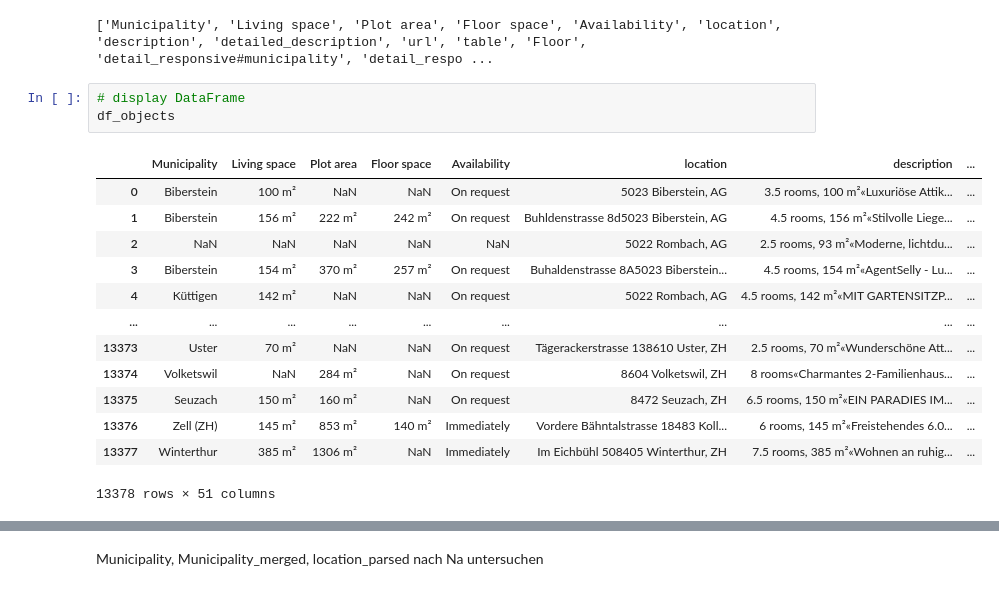
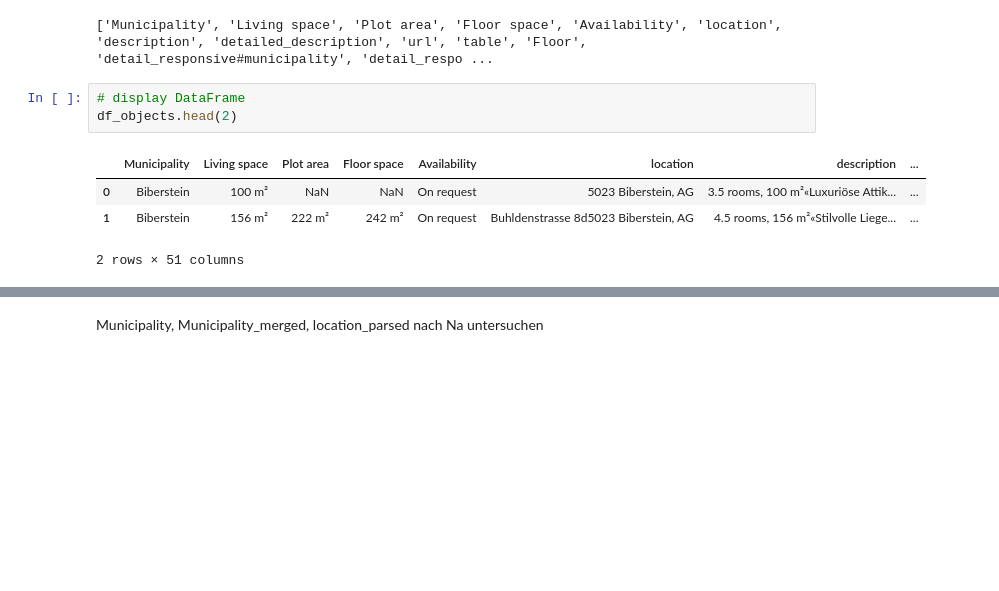
Before and after one commit to Immobilienrechner-Challenge/explorative-data-analysis, a Jupyter notebook: object_address_eda.ipynb, the cells around one changed output, grey strips where cells are left out. Drawn from its saved outputs; the diff is of its cells as text; blank space fills up the shorter version.

```diff
--- a/object_address_eda.ipynb
+++ b/object_address_eda.ipynb
@@ -72,21 +72,12 @@ drop_list = []
 ['Municipality', 'Living space', 'Plot area', 'Floor space', 'Availability', 'location', 'description', 'detailed_description', 'url', 'table', 'Floor', 'detail_responsive#municipality', 'detail_respo ...
 # %%
 # display DataFrame
-df_objects
+df_objects.head(2)
 # %% [output]
 |  | Municipality | Living space | Plot area | Floor space | Availability | location | description | ... |
 | 0 | Biberstein | 100 m² | NaN | NaN | On request | 5023 Biberstein, AG | 3.5 rooms, 100 m²«Luxuriöse Attik... | ... |
 | 1 | Biberstein | 156 m² | 222 m² | 242 m² | On request | Buhldenstrasse 8d5023 Biberstein, AG | 4.5 rooms, 156 m²«Stilvolle Liege... | ... |
-| 2 | NaN | NaN | NaN | NaN | NaN | 5022 Rombach, AG | 2.5 rooms, 93 m²«Moderne, lichtdu... | ... |
-| 3 | Biberstein | 154 m² | 370 m² | 257 m² | On request | Buhaldenstrasse 8A5023 Biberstein... | 4.5 rooms, 154 m²«AgentSelly - Lu... | ... |
-| 4 | Küttigen | 142 m² | NaN | NaN | On request | 5022 Rombach, AG | 4.5 rooms, 142 m²«MIT GARTENSITZP... | ... |
-| ... | ... | ... | ... | ... | ... | ... | ... | ... |
-| 13373 | Uster | 70 m² | NaN | NaN | On request | Tägerackerstrasse 138610 Uster, ZH | 2.5 rooms, 70 m²«Wunderschöne Att... | ... |
-| 13374 | Volketswil | NaN | 284 m² | NaN | On request | 8604 Volketswil, ZH | 8 rooms«Charmantes 2-Familienhaus... | ... |
-| 13375 | Seuzach | 150 m² | 160 m² | NaN | On request | 8472 Seuzach, ZH | 6.5 rooms, 150 m²«EIN PARADIES IM... | ... |
-| 13376 | Zell (ZH) | 145 m² | 853 m² | 140 m² | Immediately | Vordere Bähntalstrasse 18483 Koll... | 6 rooms, 145 m²«Freistehendes 6.0... | ... |
-| 13377 | Winterthur | 385 m² | 1306 m² | NaN | Immediately | Im Eichbühl 508405 Winterthur, ZH | 7.5 rooms, 385 m²«Wohnen an ruhig... | ... |
-13378 rows × 51 columns
+2 rows × 51 columns
 # %%
 # check if there is a double entry in df_objects
 print(df_objects.duplicated().sum())
```
Also changed, not shown: parts of 8 cells of this notebook.
